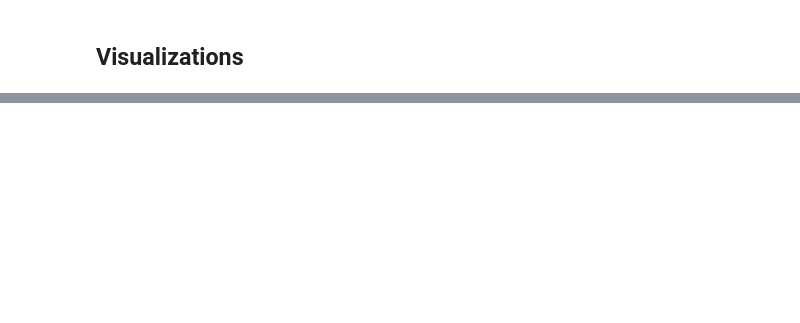
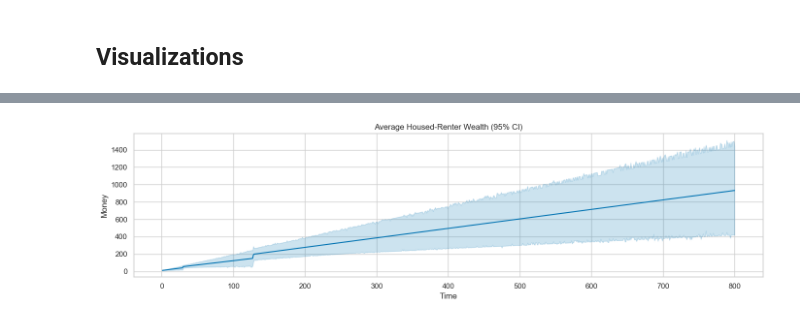
Before and after one commit to ELC/housing-market-simulation, a Jupyter notebook: book/chapters/03_simulation.ipynb, the cells around one changed output, grey strips where cells are left out. Cells and saved outputs as stored; diff of their text form; code cells hidden in the pictures; blank space fills up the shorter version.

```diff
--- a/book/chapters/03_simulation.ipynb
+++ b/book/chapters/03_simulation.ipynb
@@ -306,2 +502,27 @@ plt.show()
+# %%
+housed_agents = (
+    occupancy_df
+    .query(f"{OccupancyLog.occupant} != 'vacant'")
+    [[OccupancyLog.time, OccupancyLog.occupant]]
+    .rename(columns={OccupancyLog.time: WealthLog.time,
+                     OccupancyLog.occupant: WealthLog.agent})
+    .drop_duplicates()
+)
+
+housed_renter_wealth = (
+    wealth_df
+    .query(f"{WealthLog.agent} != 'landlord'")
+    .merge(housed_agents, on=[WealthLog.time, WealthLog.agent])
+)
+
+fig, ax = plt.subplots(figsize=(14, 4))
+sns.lineplot(data=housed_renter_wealth, x=WealthLog.time, y=WealthLog.money, ax=ax)
+ax.set_title("Average Housed-Renter Wealth (95% CI)")
+ax.set_xlabel("Time")
+ax.set_ylabel("Money")
+plt.tight_layout()
+plt.show()
+# %% [output]
+[figure, added]
 # %%
 fig, ax = plt.subplots(figsize=(14, 4))
```
Also changed, not shown: parts of 13 cells of this notebook, 24 other files.
